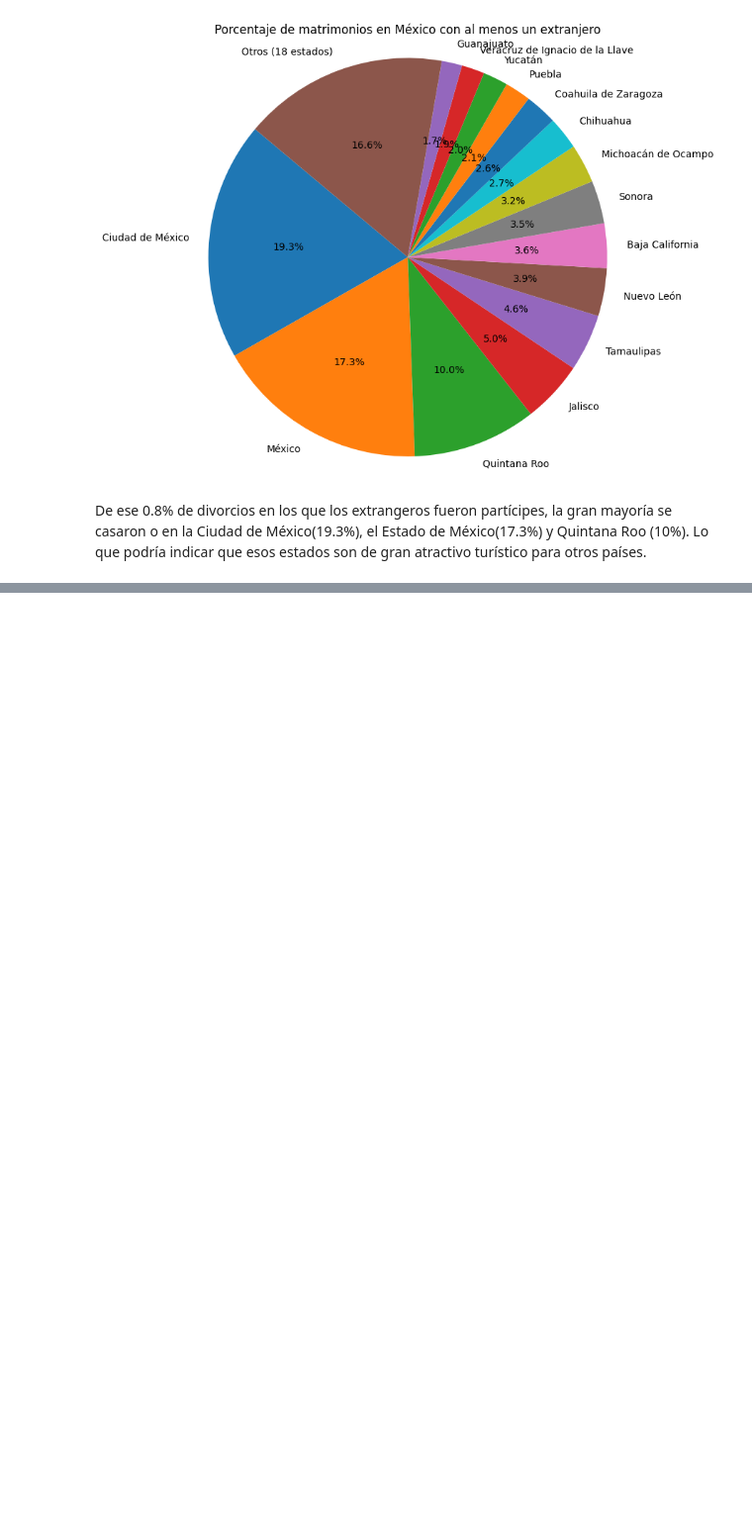
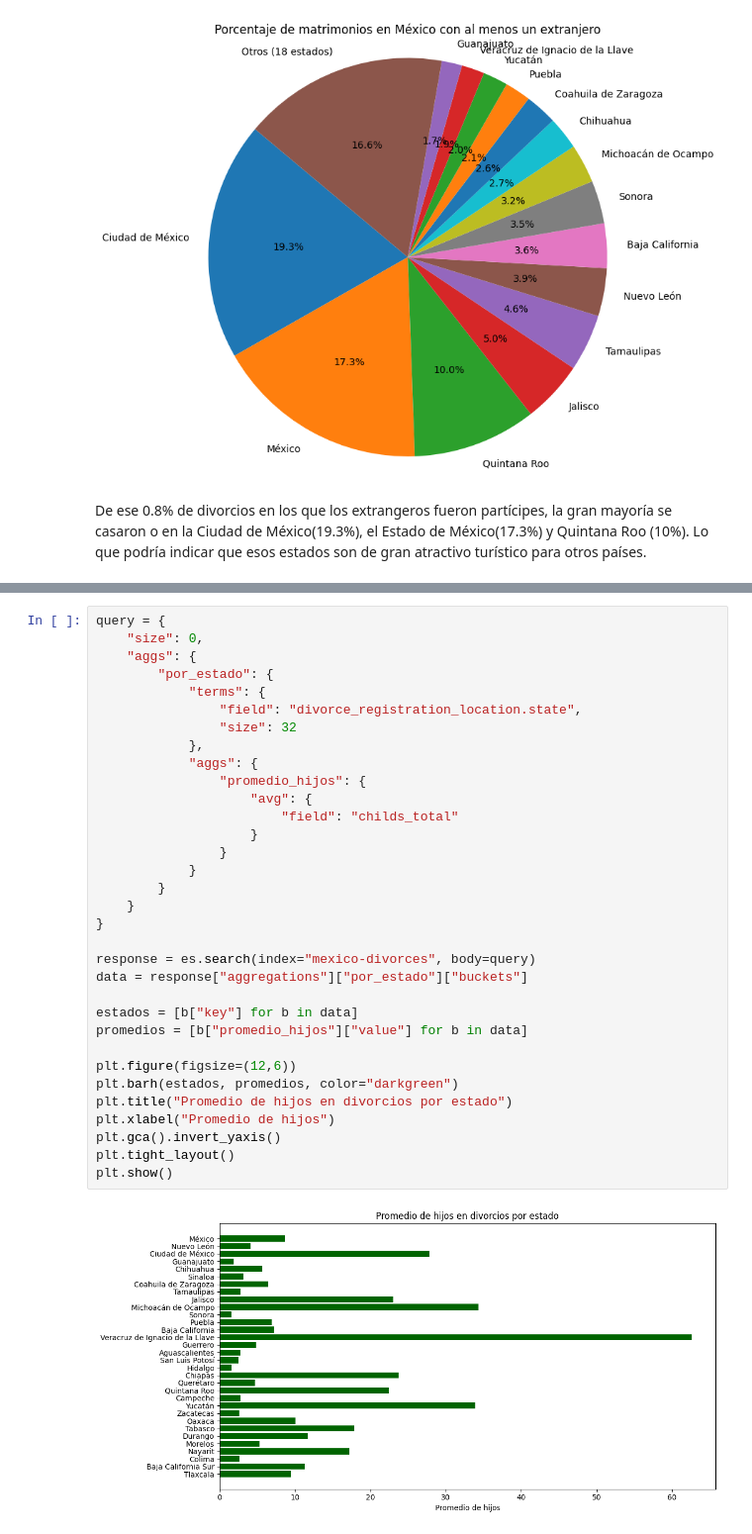
Before and after one commit to TonyCastill/data-science-project, a Jupyter notebook: project.ipynb, the cells around one changed output, grey strips where cells are left out. Shown at 99% size. Cells and saved outputs as stored; diff of their text form; blank space fills up the shorter version.

```diff
--- a/project.ipynb
+++ b/project.ipynb
@@ -1769,0 +1858,35 @@ De ese 0.8% de divorcios en los que los extrangeros fueron partícipes, la gran
+# %%
+query = {
+    "size": 0,
+    "aggs": {
+        "por_estado": {
+            "terms": {
+                "field": "divorce_registration_location.state",
+                "size": 32
+            },
+            "aggs": {
+                "promedio_hijos": {
+                    "avg": {
+                        "field": "childs_total"
+                    }
+                }
+            }
+        }
+    }
+}
+
+response = es.search(index="mexico-divorces", body=query)
+data = response["aggregations"]["por_estado"]["buckets"]
+
+estados = [b["key"] for b in data]
+promedios = [b["promedio_hijos"]["value"] for b in data]
+
+plt.figure(figsize=(12,6))
+plt.barh(estados, promedios, color="darkgreen")
+plt.title("Promedio de hijos en divorcios por estado")
+plt.xlabel("Promedio de hijos")
+plt.gca().invert_yaxis()
+plt.tight_layout()
+plt.show()
+# %% [output]
+[figure, added]
```
Also changed, not shown: parts of 7 cells of this notebook.
